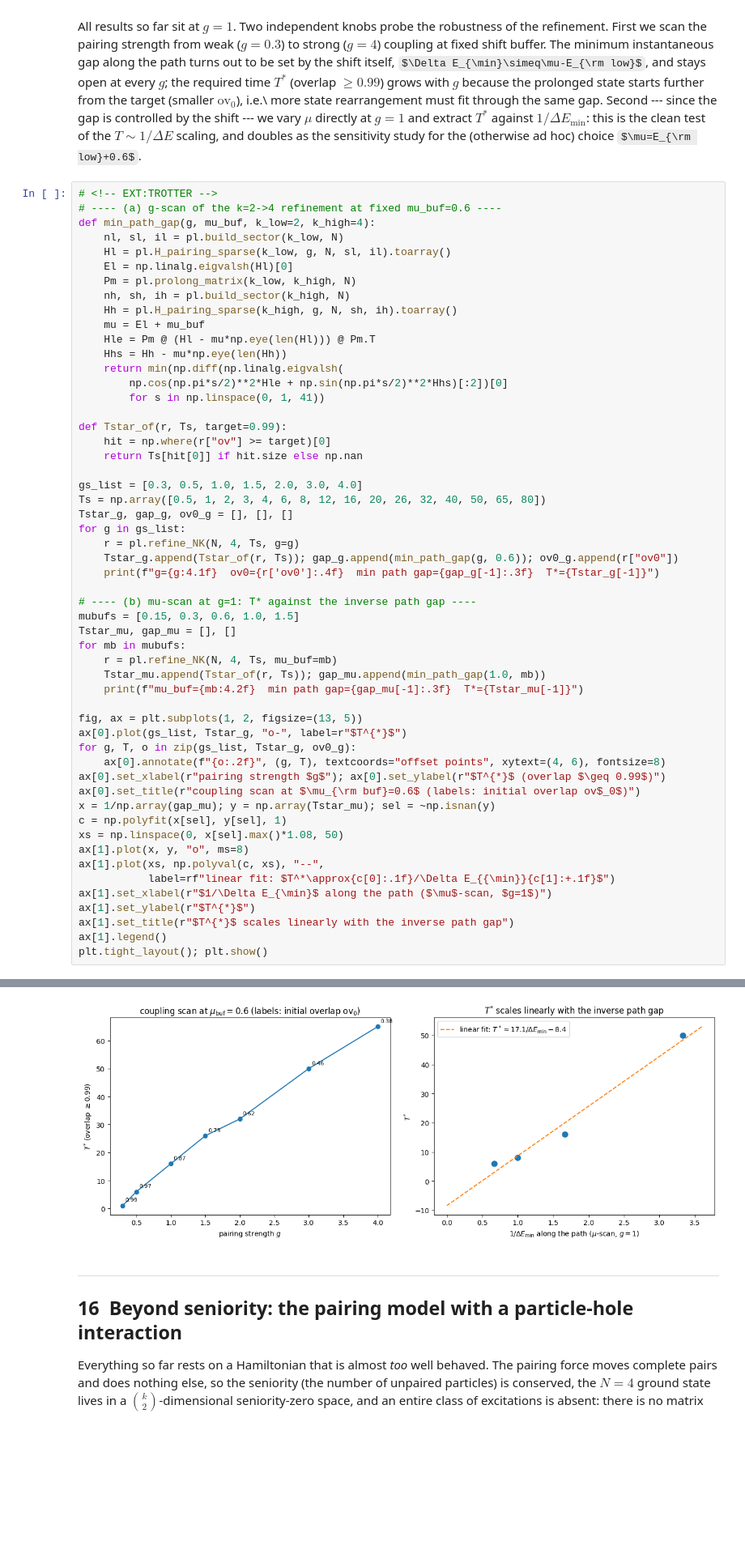
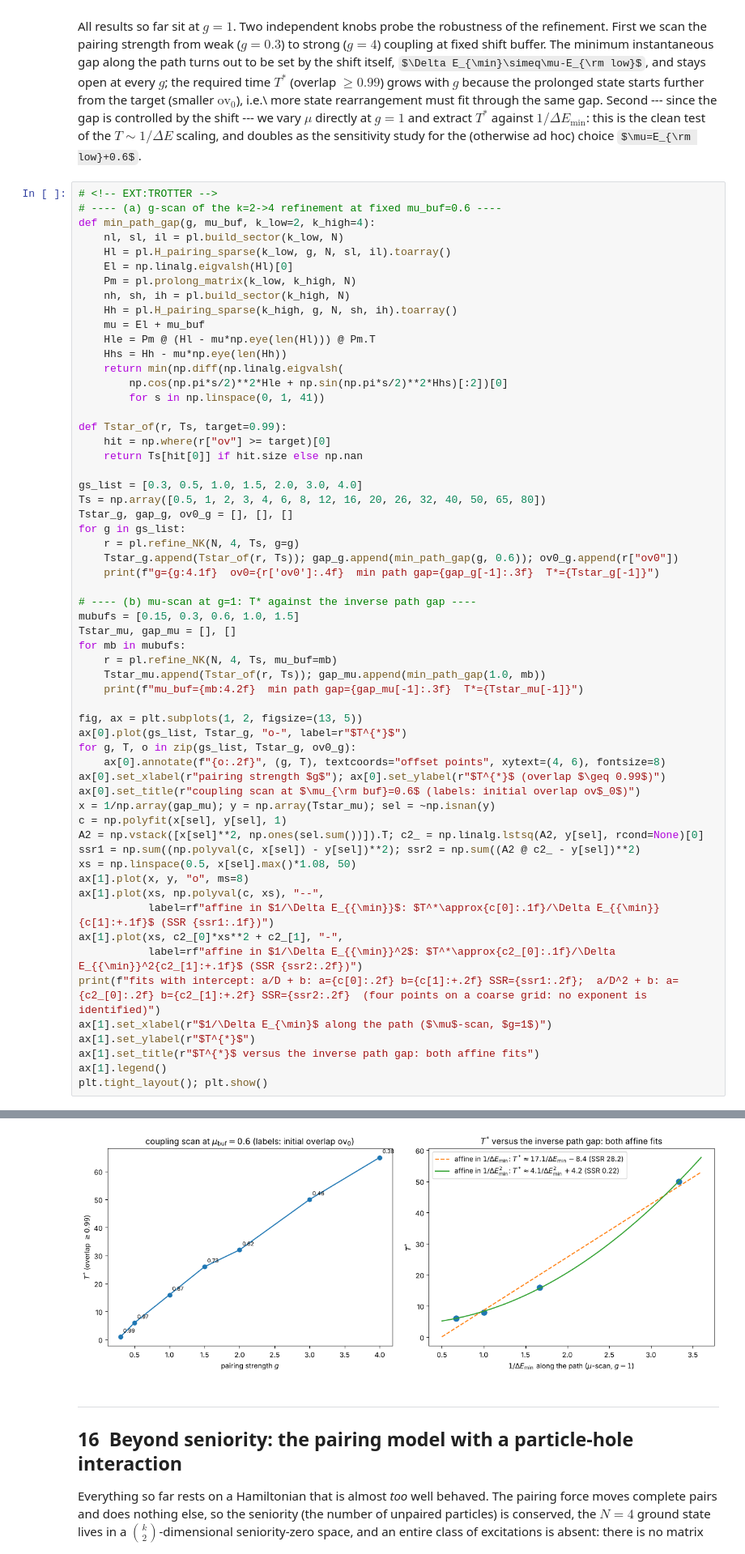
Before and after one commit to CompPhysics/QuantumComputingQuNorth, a Jupyter notebook: EigenQ/pairing-eigenq/notebooks/ResolutionRefPairing.ipynb, the cells around one changed output, grey strips where cells are left out. Shown at 81% size. Drawn from its saved outputs; the diff is of its cells as text; some formulas as TeX source; blank space fills up the shorter version.

```diff
--- a/EigenQ/pairing-eigenq/notebooks/ResolutionRefPairing.ipynb
+++ b/EigenQ/pairing-eigenq/notebooks/ResolutionRefPairing.ipynb
@@ -1948,13 +1984,18 @@ ax[0].set_xlabel(r"pairing strength $g$"); ax[0].set_ylabel(r"$T^{*}$ (overlap $
 ax[0].set_title(r"coupling scan at $\mu_{\rm buf}=0.6$ (labels: initial overlap ov$_0$)")
 x = 1/np.array(gap_mu); y = np.array(Tstar_mu); sel = ~np.isnan(y)
 c = np.polyfit(x[sel], y[sel], 1)
-xs = np.linspace(0, x[sel].max()*1.08, 50)
+A2 = np.vstack([x[sel]**2, np.ones(sel.sum())]).T; c2_ = np.linalg.lstsq(A2, y[sel], rcond=None)[0]
+ssr1 = np.sum((np.polyval(c, x[sel]) - y[sel])**2); ssr2 = np.sum((A2 @ c2_ - y[sel])**2)
+xs = np.linspace(0.5, x[sel].max()*1.08, 50)
 ax[1].plot(x, y, "o", ms=8)
 ax[1].plot(xs, np.polyval(c, xs), "--",
-           label=rf"linear fit: $T^*\approx{c[0]:.1f}/\Delta E_{{\min}}{c[1]:+.1f}$")
+           label=rf"affine in $1/\Delta E_{{\min}}$: $T^*\approx{c[0]:.1f}/\Delta E_{{\min}}{c[1]:+.1f}$ (SSR {ssr1:.1f})")
+ax[1].plot(xs, c2_[0]*xs**2 + c2_[1], "-",
+           label=rf"affine in $1/\Delta E_{{\min}}^2$: $T^*\approx{c2_[0]:.1f}/\Delta E_{{\min}}^2{c2_[1]:+.1f}$ (SSR {ssr2:.2f})")
+print(f"fits with intercept: a/D + b: a={c[0]:.2f} b={c[1]:+.2f} SSR={ssr1:.2f};  a/D^2 + b: a={c2_[0]:.2f} b={c2_[1]:+.2f} SSR={ssr2:.2f}  (four points on a coarse grid: no exponent is identified)")
 ax[1].set_xlabel(r"$1/\Delta E_{\min}$ along the path ($\mu$-scan, $g=1$)")
 ax[1].set_ylabel(r"$T^{*}$")
-ax[1].set_title(r"$T^{*}$ scales linearly with the inverse path gap")
+ax[1].set_title(r"$T^{*}$ versus the inverse path gap: both affine fits")
 ax[1].legend()
 plt.tight_layout(); plt.show()
 # %% [output]
@@ -1973,4 +2015,4 @@ mu_buf=1.50  min path gap=1.499  T*=6.0
-[figure, old version]
+[figure, new version]
 # %% [markdown]
 <!-- EXT:PH -->
 ---
```
Also changed, not shown: parts of 25 cells of this notebook, 11 other files.
